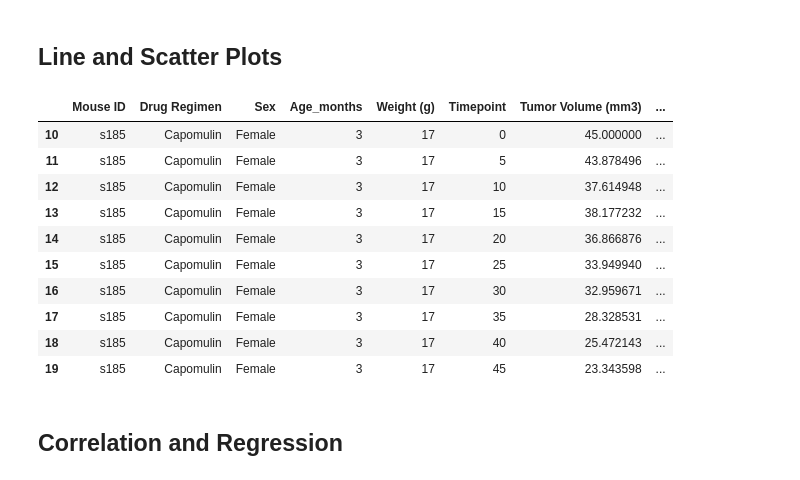
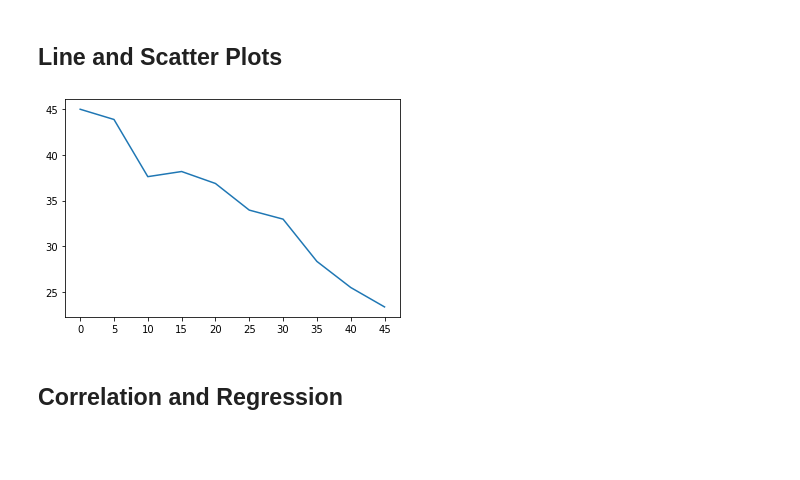
Before and after one commit to simoncastellanos9/matplotlib-challenge, a Jupyter notebook: pymaceuticals.ipynb, the cells around one changed output. Cells and saved outputs as stored; diff of their text form; code cells hidden in the pictures; blank space fills up the shorter version.

Commit message:
plotted line plot

```diff
--- a/pymaceuticals.ipynb
+++ b/pymaceuticals.ipynb
@@ -183,20 +183,15 @@ plt.pie(sex_count,labels=sex)
 # %%
 # Generate a line plot of tumor volume vs. time point for a mouse treated with Capomulin
 mouse_id = "s185"
 capo_df = clean_df.loc[(clean_df["Drug Regimen"] == "Capomulin")&(clean_df["Mouse ID"] == "s185"),:]
-capo_df
+capo_df = capo_df.set_index("Timepoint")
+
+x_axis=np.arange(len(capo_df))
+tick_location = [value for value in x_axis]
+plt.xticks(tick_location,capo_df.index.values)
+line_plot, = plt.plot(x_axis,capo_df["Tumor Volume (mm3)"])
 # %% [output]
-|  | Mouse ID | Drug Regimen | Sex | Age_months | Weight (g) | Timepoint | Tumor Volume (mm3) | ... |
-| 10 | s185 | Capomulin | Female | 3 | 17 | 0 | 45.000000 | ... |
-| 11 | s185 | Capomulin | Female | 3 | 17 | 5 | 43.878496 | ... |
-| 12 | s185 | Capomulin | Female | 3 | 17 | 10 | 37.614948 | ... |
-| 13 | s185 | Capomulin | Female | 3 | 17 | 15 | 38.177232 | ... |
-| 14 | s185 | Capomulin | Female | 3 | 17 | 20 | 36.866876 | ... |
-| 15 | s185 | Capomulin | Female | 3 | 17 | 25 | 33.949940 | ... |
-| 16 | s185 | Capomulin | Female | 3 | 17 | 30 | 32.959671 | ... |
-| 17 | s185 | Capomulin | Female | 3 | 17 | 35 | 28.328531 | ... |
-| 18 | s185 | Capomulin | Female | 3 | 17 | 40 | 25.472143 | ... |
-| 19 | s185 | Capomulin | Female | 3 | 17 | 45 | 23.343598 | ... |
+[figure, added]
 # %%
 # Generate a scatter plot of average tumor volume vs. mouse weight for the Capomulin regimen
 # %% [markdown]
```
